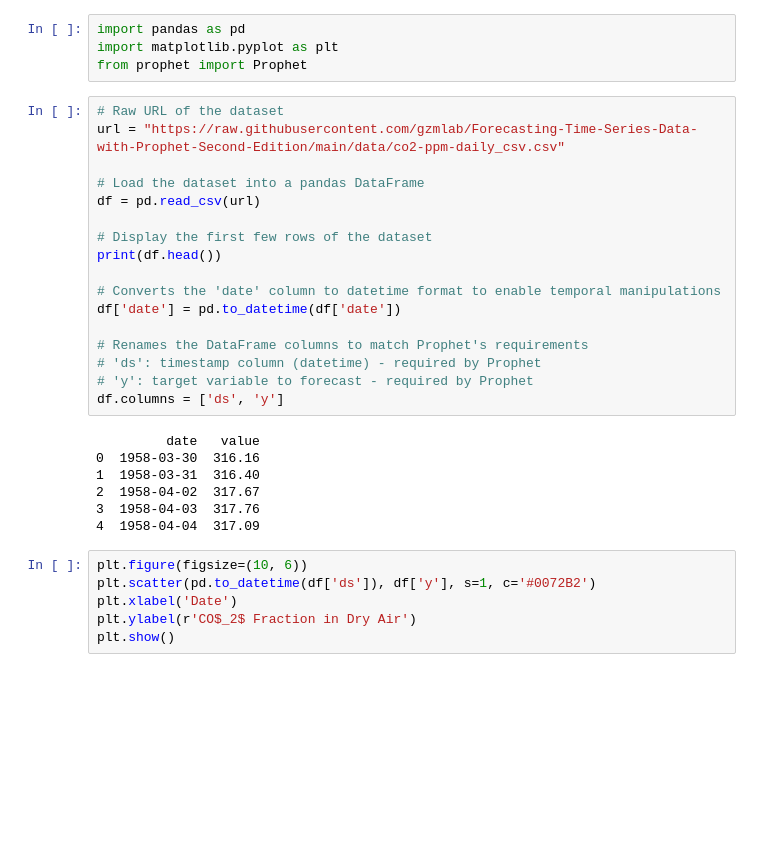
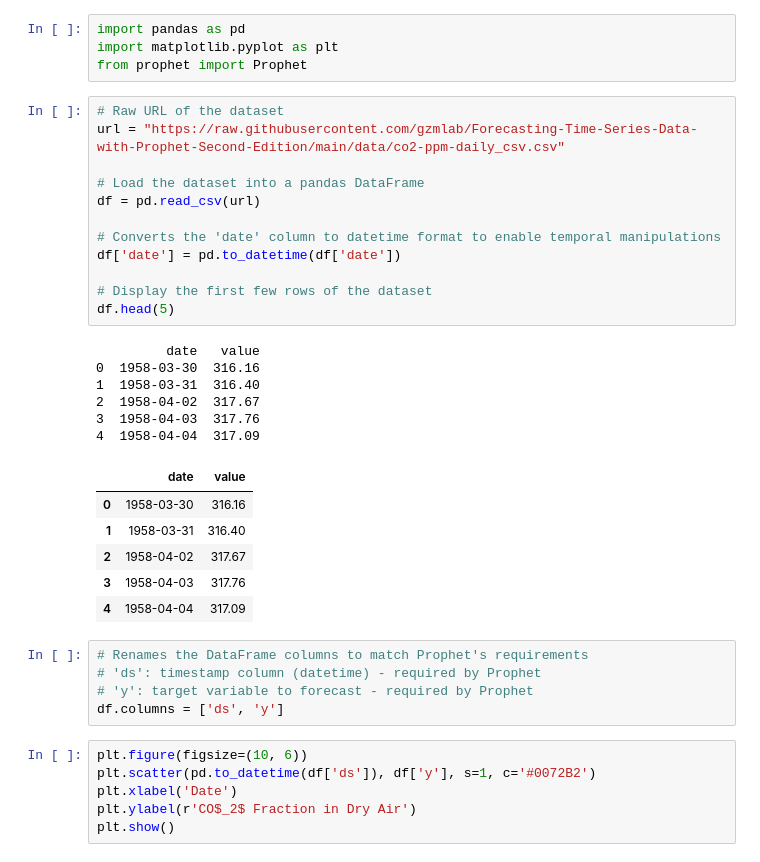
Before and after one commit to gzmlab/Forecasting-Time-Series-Data-with-Prophet-Second-Edition, a Jupyter notebook: Chapter02/Chapter_02.ipynb, the cells around one changed output. Cells and saved outputs as stored; diff of their text form; blank space fills up the shorter version.

```diff
--- a/Chapter02/Chapter_02.ipynb
+++ b/Chapter02/Chapter_02.ipynb
@@ -11,27 +9,33 @@ from prophet import Prophet
 # %%
 # Raw URL of the dataset
 url = "https://raw.githubusercontent.com/gzmlab/Forecasting-Time-Series-Data-with-Prophet-Second-Edition/main/data/co2-ppm-daily_csv.csv"
 
 # Load the dataset into a pandas DataFrame
 df = pd.read_csv(url)
 
-# Display the first few rows of the dataset
-print(df.head())
-
 # Converts the 'date' column to datetime format to enable temporal manipulations
 df['date'] = pd.to_datetime(df['date'])
 
-# Renames the DataFrame columns to match Prophet's requirements
-# 'ds': timestamp column (datetime) - required by Prophet
-# 'y': target variable to forecast - required by Prophet
-df.columns = ['ds', 'y']
+# Display the first few rows of the dataset
+df.head(5)
 # %% [output]
          date   value
 0  1958-03-30  316.16
 1  1958-03-31  316.40
 2  1958-04-02  317.67
 3  1958-04-03  317.76
 4  1958-04-04  317.09
+|  | date | value |
+| 0 | 1958-03-30 | 316.16 |
+| 1 | 1958-03-31 | 316.40 |
+| 2 | 1958-04-02 | 317.67 |
+| 3 | 1958-04-03 | 317.76 |
+| 4 | 1958-04-04 | 317.09 |
+# %%
+# Renames the DataFrame columns to match Prophet's requirements
+# 'ds': timestamp column (datetime) - required by Prophet
+# 'y': target variable to forecast - required by Prophet
+df.columns = ['ds', 'y']
 # %%
 plt.figure(figsize=(10, 6))
 plt.scatter(pd.to_datetime(df['ds']), df['y'], s=1, c='#0072B2')
```
Also changed, not shown: parts of 1 cell of this notebook.
